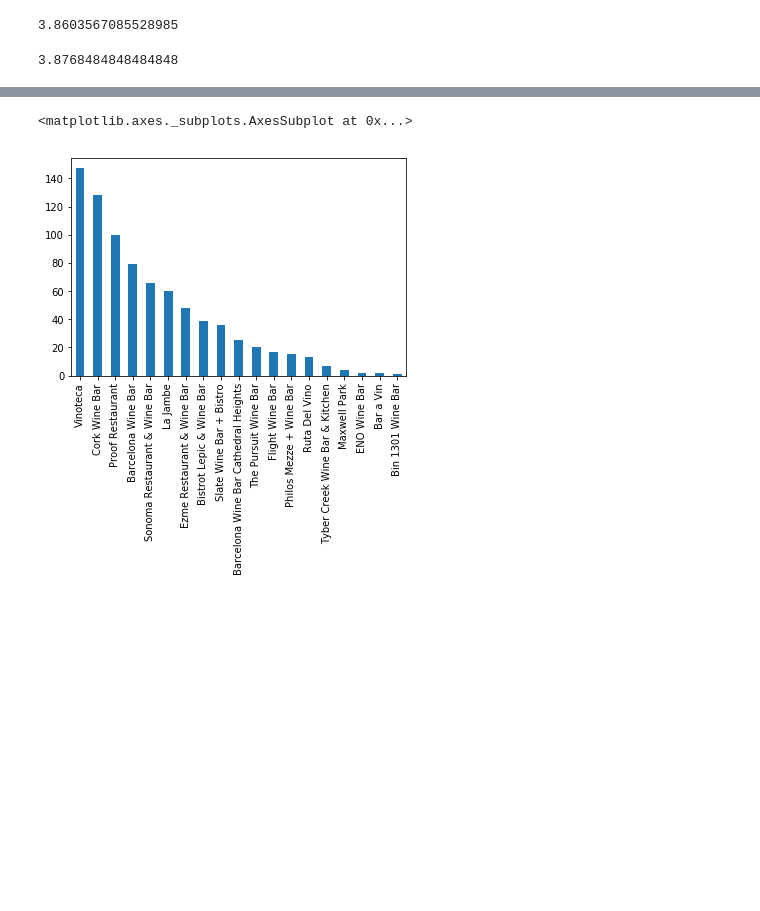
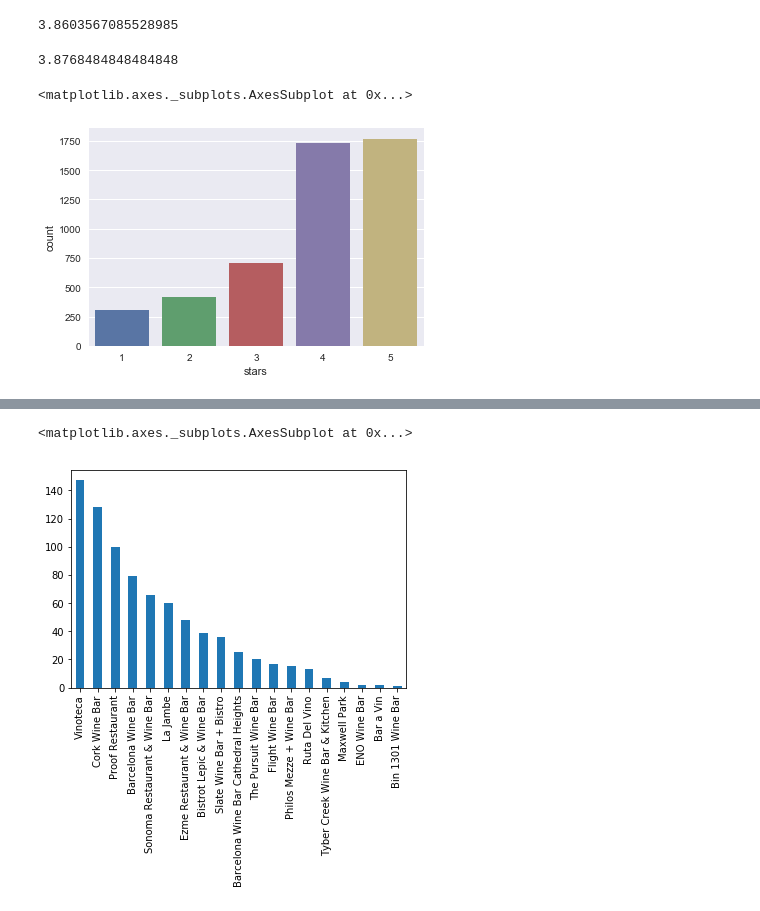
Before and after one commit to jerzeyguy384/nlpsideproject, a Jupyter notebook: yelp-dc-wine-analysis.ipynb, the cells around one changed output, grey strips where cells are left out. Drawn from its saved outputs; the diff is of its cells as text; code cells hidden in the pictures; blank space fills up the shorter version.

```diff
--- a/yelp-dc-wine-analysis.ipynb
+++ b/yelp-dc-wine-analysis.ipynb
@@ -128,5 +131,11 @@ wine['repeat'] = wine.username.duplicated()
 wine[wine.repeat == False].stars.mean()
 # %% [output]
 3.8768484848484848
+# %%
+#all stars distribution
+sns.countplot(wine['stars'])
+# %% [output]
+<matplotlib.axes._subplots.AxesSubplot at 0x...>
+[figure, added]
 # %%
 wine[wine.repeat == True].stars.value_counts().plot(kind='bar')
```
Also changed, not shown: parts of 26 cells of this notebook.
